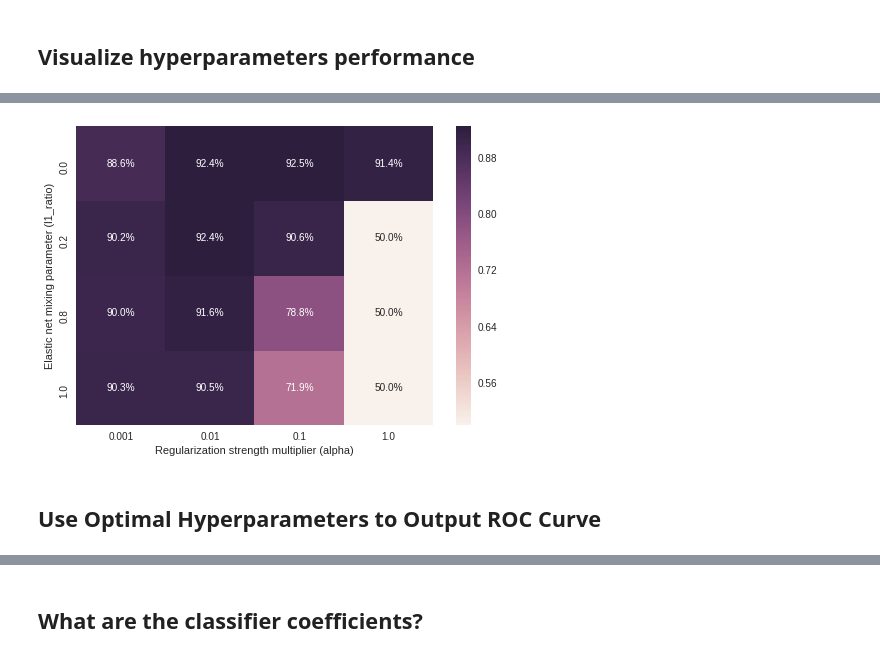
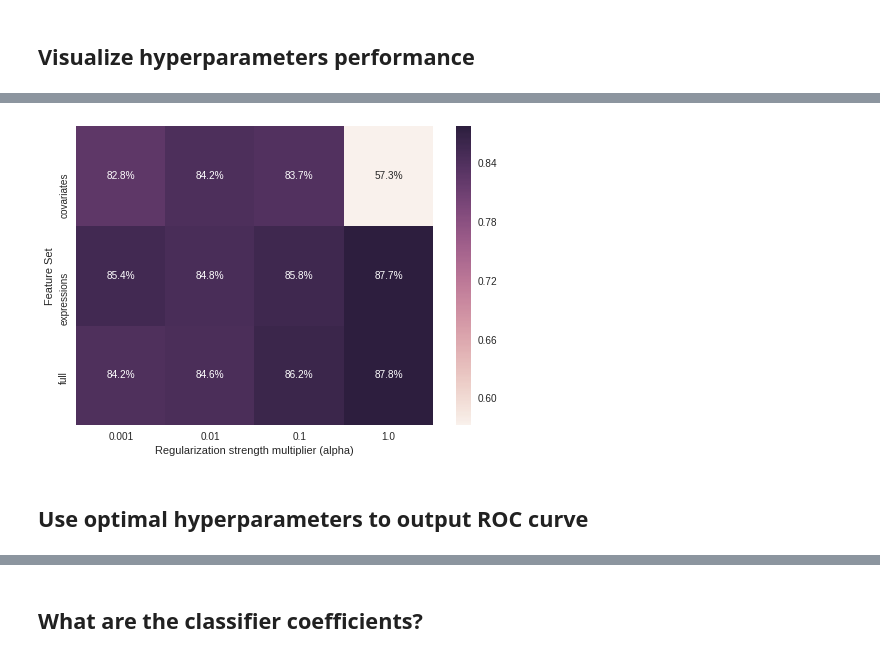
Before and after one commit to cognoma/machine-learning, a Jupyter notebook: 2.TCGA-MLexample-covariates.ipynb, the cells around one changed output, grey strips where cells are left out. Saved outputs shown, nothing was run; the diff lists cells and outputs as text; code cells hidden in the pictures.

```diff
--- a/2.TCGA-MLexample-covariates.ipynb
+++ b/2.TCGA-MLexample-covariates.ipynb
@@ -139,0 +84,8 @@ y_test = y[test_index]
+# %%
+# Typically, this type of split can only be done
+# for genes where the number of mutations is large enough
+X = pd.concat([covariates, expression], axis='columns')
+X_train, X_test, y_train, y_test = train_test_split(X, y, test_size=0.1, random_state=0)
+
+# Here are the percentage of tumors with TP53
+y.value_counts(True)
@@ -162,7 +178,11 @@ cv_pipelines = {mod: GridSearchCV(estimator=pipeline,
 # %%
-%%time
+st = time.perf_counter()
+
+# Fit the models
 for model, pipeline in cv_pipelines.items():
     print('Fitting CV for model: {0}'.format(model))
-    pipeline.fit(X=X_partitions.get(model).get('train'), y=y_train)
-# cv_pipeline_full.fit(X=X_train_full, y=y_train)
+    pipeline.fit(X=X_train, y=y_train)
+
+et = time.perf_counter()
+print('Time to fit models: {0}'.format(str(datetime.timedelta(seconds=et-st))))
 # %% [output]
@@ -188,12 +206,11 @@ full: 92.508%
 # %% [markdown]
 ## Visualize hyperparameters performance
 # %%
-cv_results_df_dict = {model:
-    pd.concat([
+cv_results_df = pd.DataFrame()
+for model, pipeline in cv_pipelines.items():
+    df = pd.concat([
         pd.DataFrame(pipeline.cv_results_),
-        pd.DataFrame.from_records(pipeline.cv_results_['params']),
-    ], axis='columns') for model, pipeline in cv_pipelines.items()}
-
-model = 'full'
-
-cv_results_df_dict[model].head(2)
+        pd.DataFrame.from_records(pipeline.cv_results_['params'])
+    ], axis='columns')
+    df['feature_set'] = model
+    cv_results_df = cv_results_df.append(df)
@@ -205,18 +217,16 @@ cv_results_df_dict[model].head(2)
 # %%
 # Cross-validated performance heatmap
-model = 'full'
-
-cv_score_mat = pd.pivot_table(cv_results_df_dict[model],
+cv_score_mat = pd.pivot_table(cv_results_df,
                               values='mean_test_score',
-                              index='classify__l1_ratio',
+                              index='feature_set',
                               columns='classify__alpha')
 ax = sns.heatmap(cv_score_mat, annot=True, fmt='.1%')
 ax.set_xlabel('Regularization strength multiplier (alpha)')
-ax.set_ylabel('Elastic net mixing parameter (l1_ratio)');
+ax.set_ylabel('Feature Set');
 # %% [output]
-[figure, old version]
+[figure, new version]
 # %% [markdown]
-## Use Optimal Hyperparameters to Output ROC Curve
+## Use optimal hyperparameters to output ROC curve
 # %%
 y_pred_dict = {
     model: {
```
Also changed, not shown: parts of 32 cells of this notebook, 2 other files.
